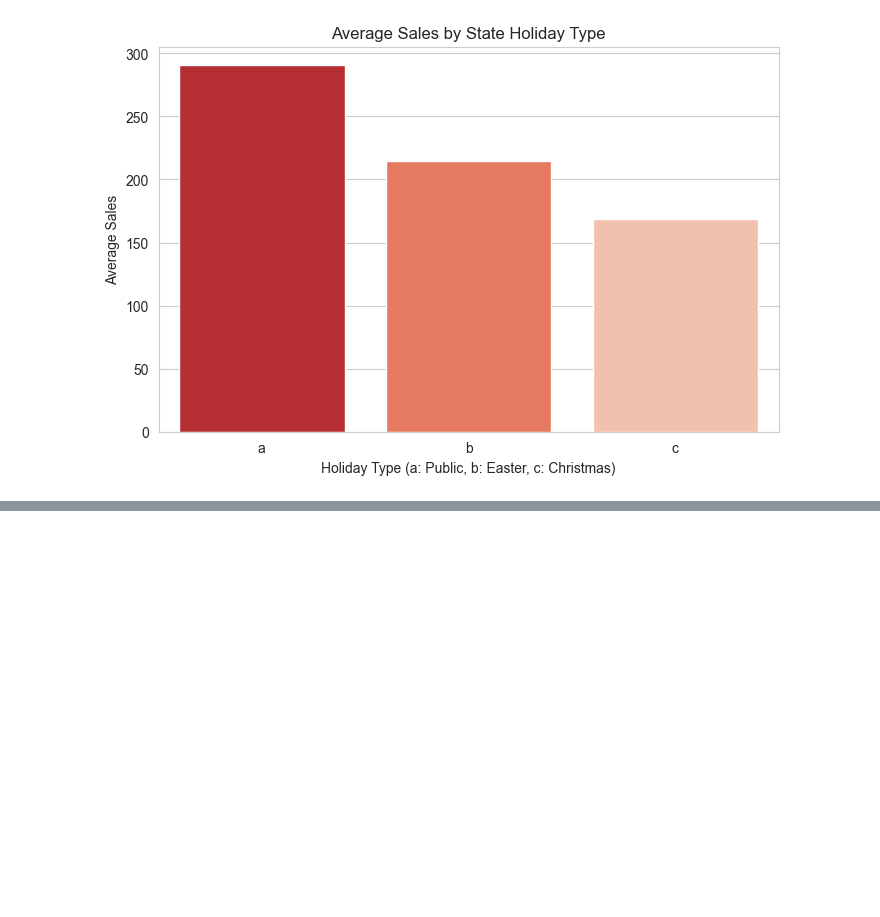
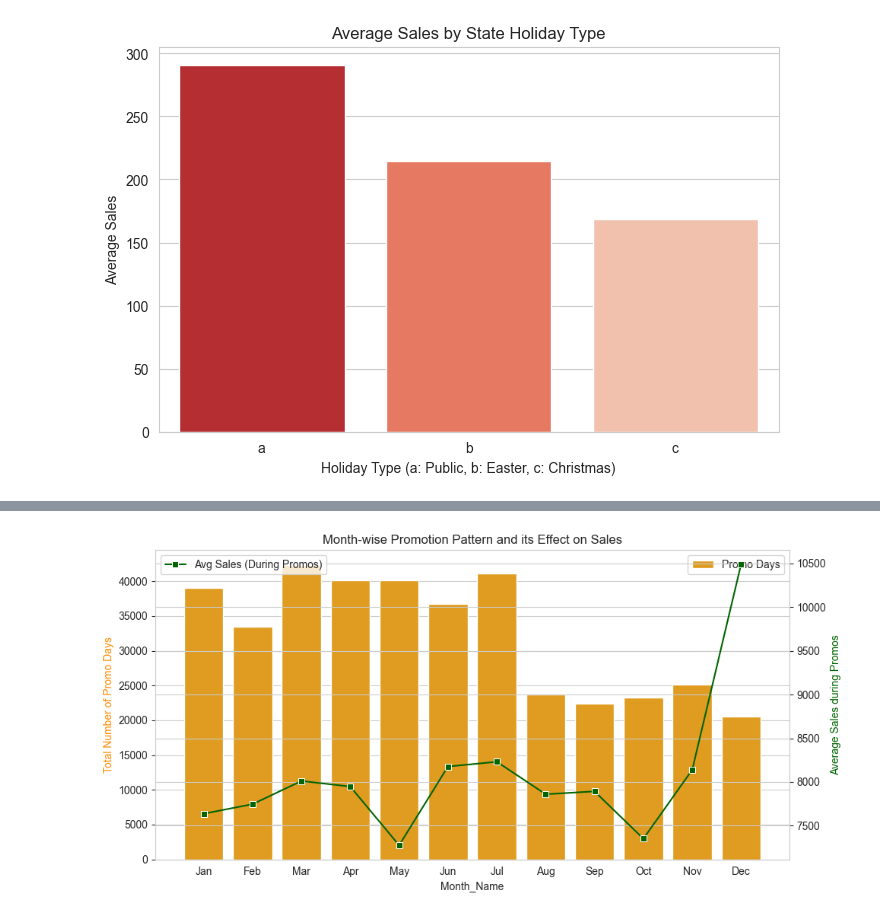
Before and after one commit to jainatshu/FYP_Demand_Forcasting, a Jupyter notebook: Actionable_Insights.ipynb, the cells around one changed output, grey strips where cells are left out. Cells and saved outputs as stored; diff of their text form; code cells hidden in the pictures; blank space fills up the shorter version.

```diff
--- a/Actionable_Insights.ipynb
+++ b/Actionable_Insights.ipynb
@@ -247,0 +327,28 @@ c                168.73
+# %%
+
+# Group by Month to get the frequency of Promotions and average Sales
+monthly_promo = df[df['Promo'] == 1].groupby('Month_Name')['Sales'].agg(['count', 'mean']).reset_index()
+
+# Reorder months logically
+month_order = ['Jan', 'Feb', 'Mar', 'Apr', 'May', 'Jun', 'Jul', 'Aug', 'Sep', 'Oct', 'Nov', 'Dec']
+monthly_promo['Month_Name'] = pd.Categorical(monthly_promo['Month_Name'].str[:3], categories=month_order, ordered=True)
+monthly_promo = monthly_promo.sort_values('Month_Name')
+
+fig, ax1 = plt.subplots(figsize=(10, 5))
+
+# Bar chart for the number of promotion days
+sns.barplot(data=monthly_promo, x='Month_Name', y='count', ax=ax1, color='orange', label='Promo Days')
+ax1.set_ylabel("Total Number of Promo Days", color='darkorange')
+
+# Line chart for the average sales during those promos
+ax2 = ax1.twinx()
+sns.lineplot(data=monthly_promo, x='Month_Name', y='mean', ax=ax2, color='darkgreen', marker='s', label='Avg Sales (During Promos)')
+ax2.set_ylabel("Average Sales during Promos", color='darkgreen')
+
+plt.title("Month-wise Promotion Pattern and its Effect on Sales")
+fig.tight_layout()
+plt.show()
+
+# **Insight**: Promotions are run fairly consistently across all months. However, the *effectiveness* of promotions (average sales) skyrockets in November and December. This indicates that while promotional frequency is steady, customer responsiveness to promos is heavily dependent on the holiday shopping season!
+# %% [output]
+[figure, added]
```
Also changed, not shown: parts of 26 cells of this notebook, 17 other files.
